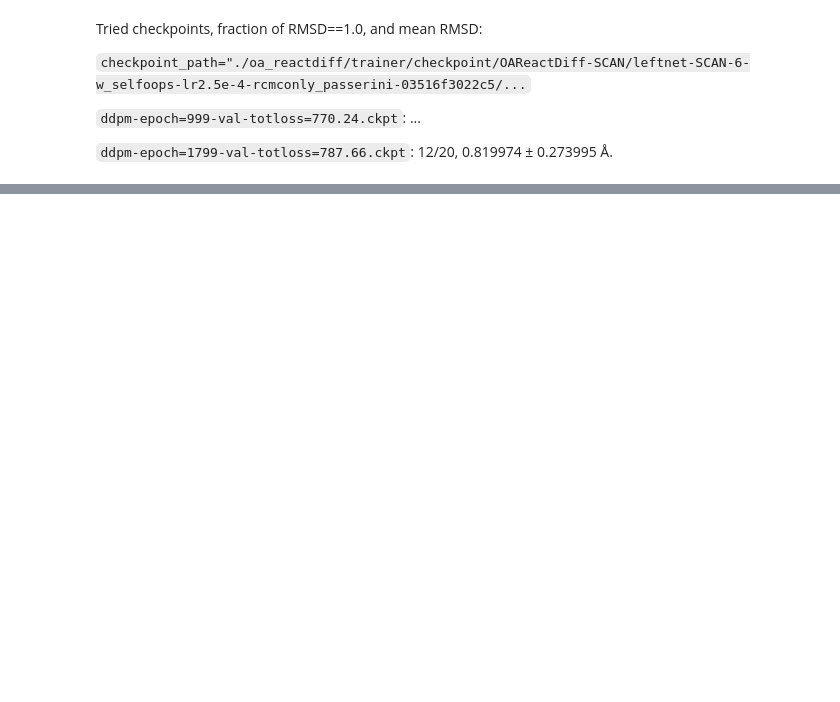
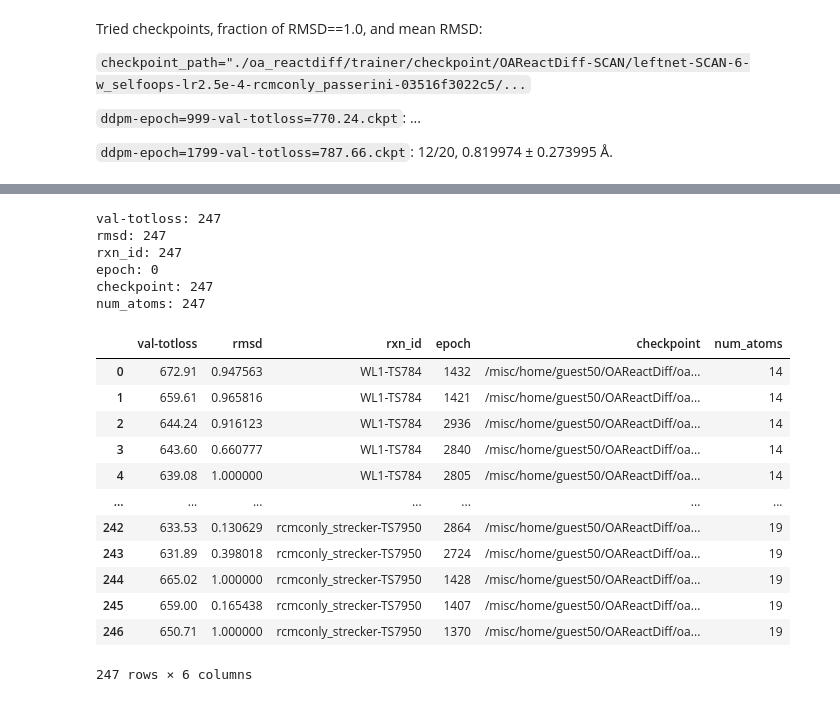
Before and after one commit to tlinjordet/SCAN-OAReactDiff, a Jupyter notebook: OA-ReactDiff-SCAN-9w_self-loops-trained_models-20250709-fixed_in_source.ipynb, the cells around one changed output, grey strips where cells are left out. Cells and saved outputs as stored; diff of their text form; code cells hidden in the pictures; blank space fills up the shorter version.

```diff
--- a/OA-ReactDiff-SCAN-9w_self-loops-trained_models-20250709-fixed_in_source.ipynb
+++ b/OA-ReactDiff-SCAN-9w_self-loops-trained_models-20250709-fixed_in_source.ipynb
@@ -983,0 +908,10 @@ output_dir
+# %%
+for key, val in corr_plot_data.items():
+    print(f"{key}: {len(val)}")
+# %% [output]
+val-totloss: 247
+rmsd: 247
+rxn_id: 247
+epoch: 0
+checkpoint: 247
+num_atoms: 247
@@ -983,0 +929,17 @@ output_dir
+# %%
+df = pd.DataFrame(data=corr_plot_data)
+df
+# %% [output]
+|  | val-totloss | rmsd | rxn_id | epoch | checkpoint | num_atoms |
+| 0 | 672.91 | 0.947563 | WL1-TS784 | 1432 | /misc/home/guest50/OAReactDiff/oa... | 14 |
+| 1 | 659.61 | 0.965816 | WL1-TS784 | 1421 | /misc/home/guest50/OAReactDiff/oa... | 14 |
+| 2 | 644.24 | 0.916123 | WL1-TS784 | 2936 | /misc/home/guest50/OAReactDiff/oa... | 14 |
+| 3 | 643.60 | 0.660777 | WL1-TS784 | 2840 | /misc/home/guest50/OAReactDiff/oa... | 14 |
+| 4 | 639.08 | 1.000000 | WL1-TS784 | 2805 | /misc/home/guest50/OAReactDiff/oa... | 14 |
+| ... | ... | ... | ... | ... | ... | ... |
+| 242 | 633.53 | 0.130629 | rcmconly_strecker-TS7950 | 2864 | /misc/home/guest50/OAReactDiff/oa... | 19 |
+| 243 | 631.89 | 0.398018 | rcmconly_strecker-TS7950 | 2724 | /misc/home/guest50/OAReactDiff/oa... | 19 |
+| 244 | 665.02 | 1.000000 | rcmconly_strecker-TS7950 | 1428 | /misc/home/guest50/OAReactDiff/oa... | 19 |
+| 245 | 659.00 | 0.165438 | rcmconly_strecker-TS7950 | 1407 | /misc/home/guest50/OAReactDiff/oa... | 19 |
+| 246 | 650.71 | 1.000000 | rcmconly_strecker-TS7950 | 1370 | /misc/home/guest50/OAReactDiff/oa... | 19 |
+247 rows × 6 columns
```
Also changed, not shown: parts of 27 cells of this notebook, 26 other files.
